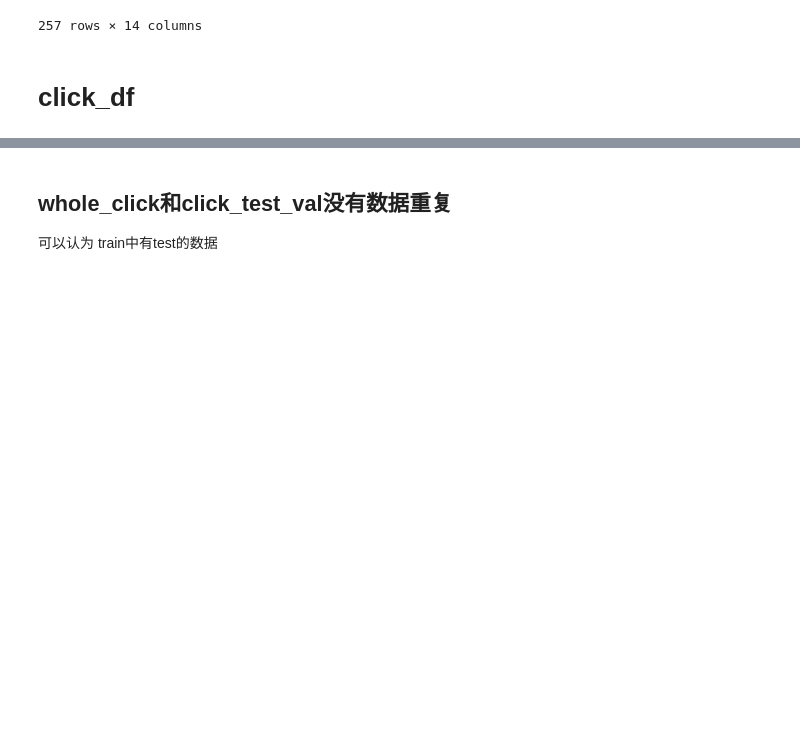
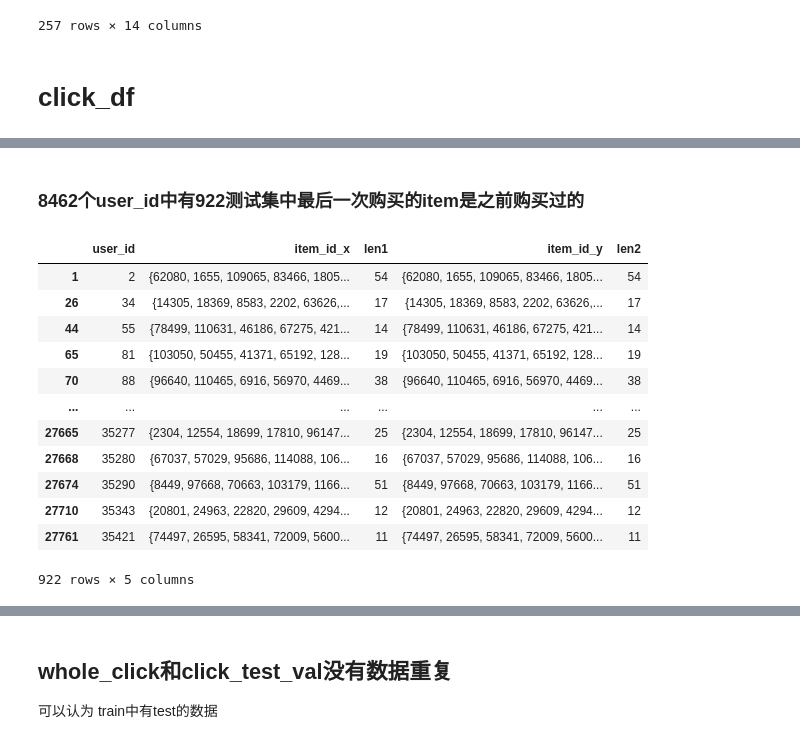
Before and after one commit to mayi140611/mayiapps, a Jupyter notebook: a_0330_0527_Modern_E_Commerce_Platform_Debiasing/0EDA.ipynb, the cells around one changed output, grey strips where cells are left out. Drawn from its saved outputs; the diff is of its cells as text; code cells hidden in the pictures; blank space fills up the shorter version.

```diff
--- a/a_0330_0527_Modern_E_Commerce_Platform_Debiasing/0EDA.ipynb
+++ b/a_0330_0527_Modern_E_Commerce_Platform_Debiasing/0EDA.ipynb
@@ -516,0 +569,26 @@ whole_click.shape
+# %%
+st1 = whole_click_train.groupby('user_id')['item_id'].agg(set).reset_index()
+# %%
+st['len1'] = st.item_id.str.len()
+# %%
+st1['len2'] = st1.item_id.str.len()
+# %%
+s = pd.merge(st, st1, on='user_id')
+# %% [markdown]
+### 8462个user_id中有922测试集中最后一次购买的item是之前购买过的
+# %%
+s[s.user_id.isin(test_qtime.user_id) & (s.len1==s.len2)]
+# %% [output]
+|  | user_id | item_id_x | len1 | item_id_y | len2 |
+| 1 | 2 | {62080, 1655, 109065, 83466, 1805... | 54 | {62080, 1655, 109065, 83466, 1805... | 54 |
+| 26 | 34 | {14305, 18369, 8583, 2202, 63626,... | 17 | {14305, 18369, 8583, 2202, 63626,... | 17 |
+| 44 | 55 | {78499, 110631, 46186, 67275, 421... | 14 | {78499, 110631, 46186, 67275, 421... | 14 |
+| 65 | 81 | {103050, 50455, 41371, 65192, 128... | 19 | {103050, 50455, 41371, 65192, 128... | 19 |
+| 70 | 88 | {96640, 110465, 6916, 56970, 4469... | 38 | {96640, 110465, 6916, 56970, 4469... | 38 |
+| ... | ... | ... | ... | ... | ... |
+| 27665 | 35277 | {2304, 12554, 18699, 17810, 96147... | 25 | {2304, 12554, 18699, 17810, 96147... | 25 |
+| 27668 | 35280 | {67037, 57029, 95686, 114088, 106... | 16 | {67037, 57029, 95686, 114088, 106... | 16 |
+| 27674 | 35290 | {8449, 97668, 70663, 103179, 1166... | 51 | {8449, 97668, 70663, 103179, 1166... | 51 |
+| 27710 | 35343 | {20801, 24963, 22820, 29609, 4294... | 12 | {20801, 24963, 22820, 29609, 4294... | 12 |
+| 27761 | 35421 | {74497, 26595, 58341, 72009, 5600... | 11 | {74497, 26595, 58341, 72009, 5600... | 11 |
+922 rows × 5 columns
```
Also changed, not shown: parts of 26 cells of this notebook, 3 other files.
